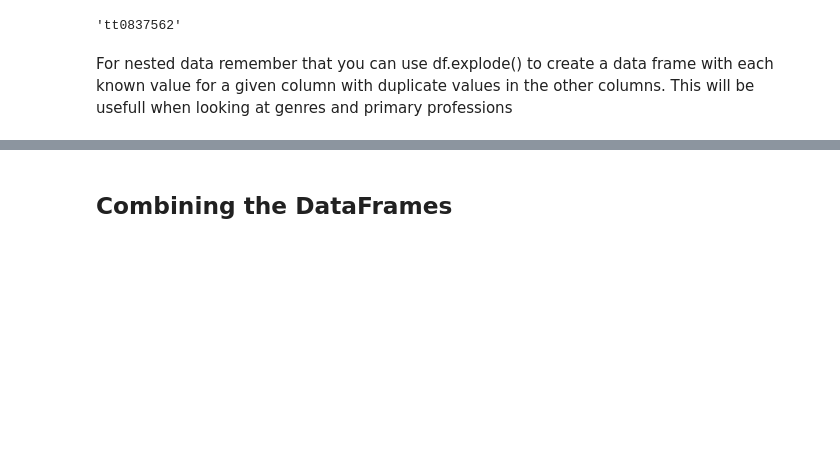
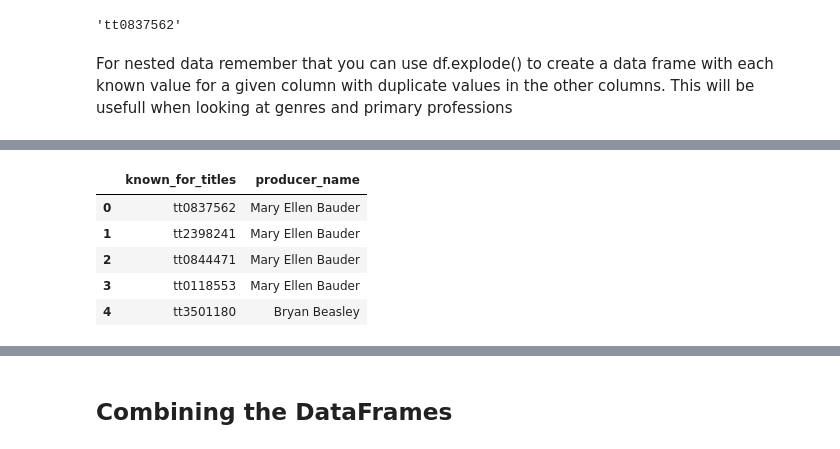
Before and after one commit to learn-co-curriculum/dsc-phase-1-project, a Jupyter notebook: shane-checkpoint.ipynb, the cells around one changed output, grey strips where cells are left out. Cells and saved outputs as stored; diff of their text form; code cells hidden in the pictures; blank space fills up the shorter version.

```diff
--- a/shane-checkpoint.ipynb
+++ b/shane-checkpoint.ipynb
@@ -274,0 +300,15 @@ Now each individual 'tt-------' number has an entry in our names list making it
+# %%
+#I couldnt handle the complexity of the multiple jobs in the proffession column to I only took producers...
+#I can drop one of these columns and rename the name column to refelct that these are producers only
+
+name['producer_name'] = name['primary_name']
+name.drop(['primary_profession','primary_name'],axis=1, inplace=True)
+# %%
+name.head()
+# %% [output]
+|  | known_for_titles | producer_name |
+| 0 | tt0837562 | Mary Ellen Bauder |
+| 1 | tt2398241 | Mary Ellen Bauder |
+| 2 | tt0844471 | Mary Ellen Bauder |
+| 3 | tt0118553 | Mary Ellen Bauder |
+| 4 | tt3501180 | Bryan Beasley |
```
Also changed, not shown: parts of 14 cells of this notebook.
